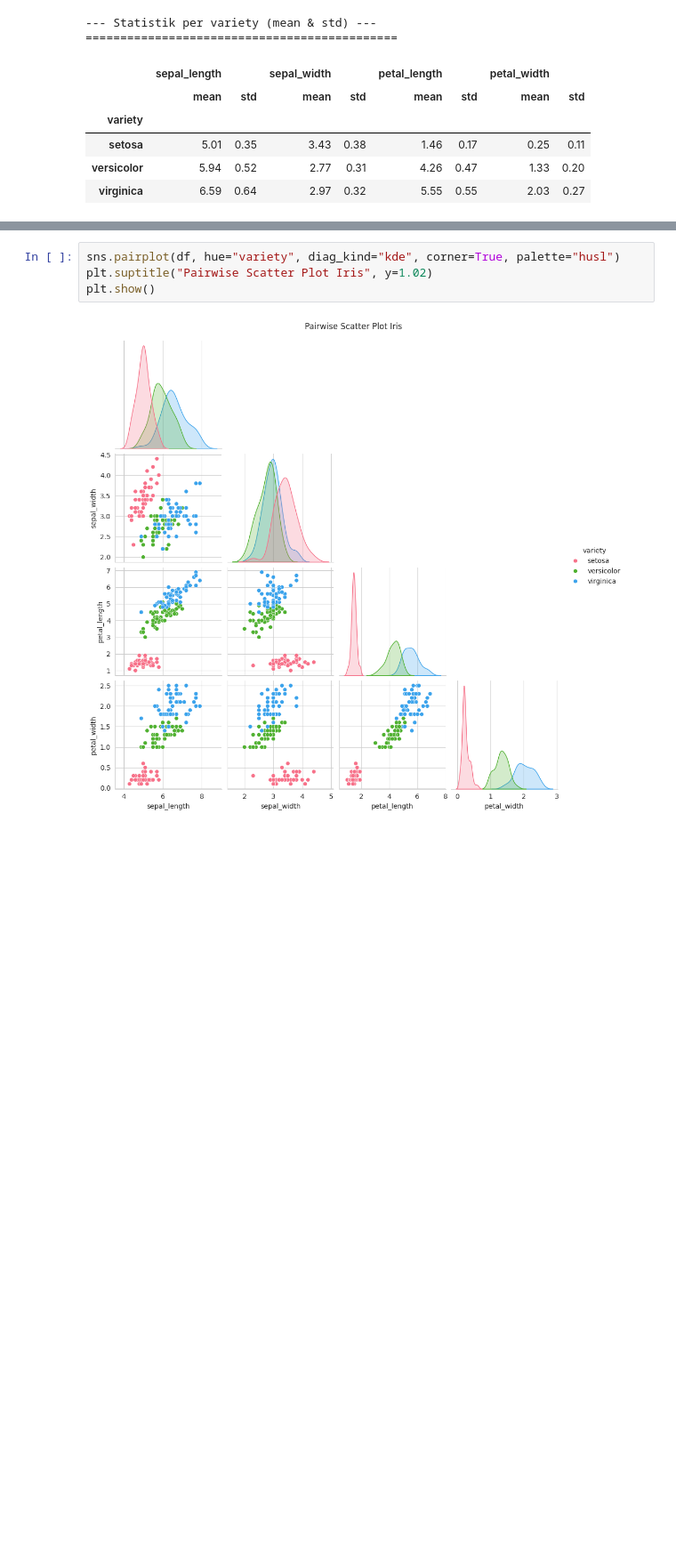
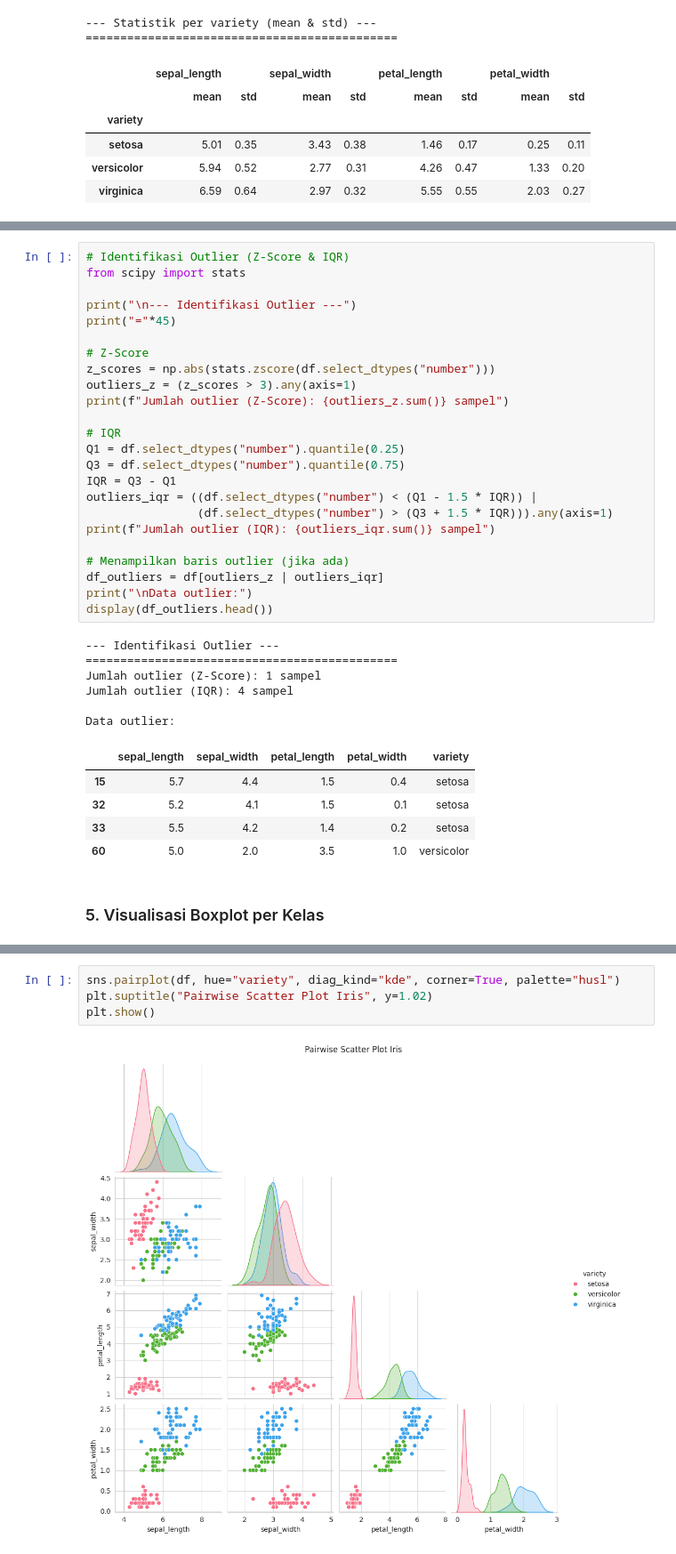
Before and after one commit to nadiatulkhoir30/PSD, a Jupyter notebook: _sources/dataUnderstanding.ipynb, the cells around one changed output, grey strips where cells are left out. Shown at 89% size. Saved outputs shown, nothing was run; the diff lists cells and outputs as text; blank space fills up the shorter version.

```diff
--- a/_sources/dataUnderstanding.ipynb
+++ b/_sources/dataUnderstanding.ipynb
@@ -260,0 +250,38 @@ plt.show()
+# %%
+# Identifikasi Outlier (Z-Score & IQR)
+from scipy import stats
+
+print("\n--- Identifikasi Outlier ---")
+print("="*45)
+
+# Z-Score
+z_scores = np.abs(stats.zscore(df.select_dtypes("number")))
+outliers_z = (z_scores > 3).any(axis=1)
+print(f"Jumlah outlier (Z-Score): {outliers_z.sum()} sampel")
+
+# IQR
+Q1 = df.select_dtypes("number").quantile(0.25)
+Q3 = df.select_dtypes("number").quantile(0.75)
+IQR = Q3 - Q1
+outliers_iqr = ((df.select_dtypes("number") < (Q1 - 1.5 * IQR)) |
+                (df.select_dtypes("number") > (Q3 + 1.5 * IQR))).any(axis=1)
+print(f"Jumlah outlier (IQR): {outliers_iqr.sum()} sampel")
+
+# Menampilkan baris outlier (jika ada)
+df_outliers = df[outliers_z | outliers_iqr]
+print("\nData outlier:")
+display(df_outliers.head())
+# %% [output]
+--- Identifikasi Outlier ---
+=============================================
+Jumlah outlier (Z-Score): 1 sampel
+Jumlah outlier (IQR): 4 sampel
+
+Data outlier:
+|  | sepal_length | sepal_width | petal_length | petal_width | variety |
+| 15 | 5.7 | 4.4 | 1.5 | 0.4 | setosa |
+| 32 | 5.2 | 4.1 | 1.5 | 0.1 | setosa |
+| 33 | 5.5 | 4.2 | 1.4 | 0.2 | setosa |
+| 60 | 5.0 | 2.0 | 3.5 | 1.0 | versicolor |
+# %% [markdown]
+### 5. Visualisasi Boxplot per Kelas
```
Also changed, not shown: parts of 13 cells of this notebook, 21 other files.
